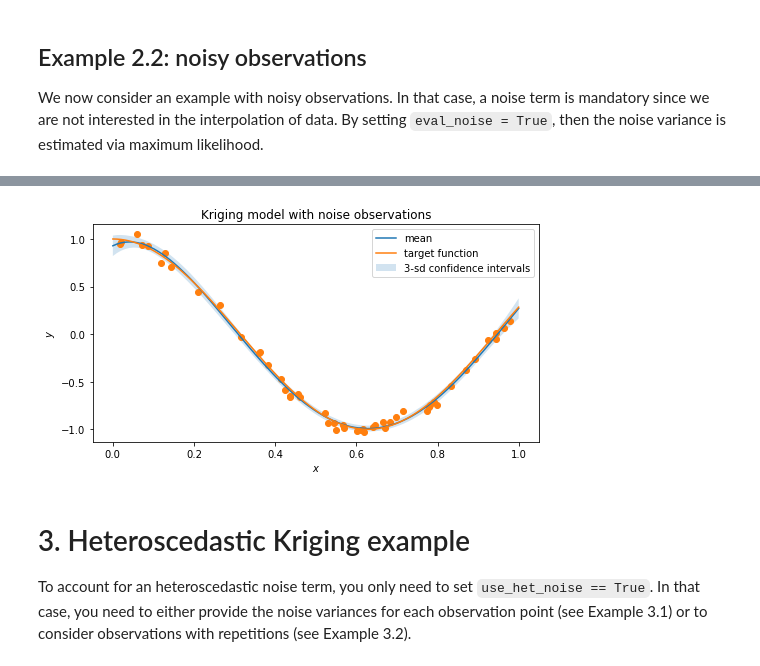
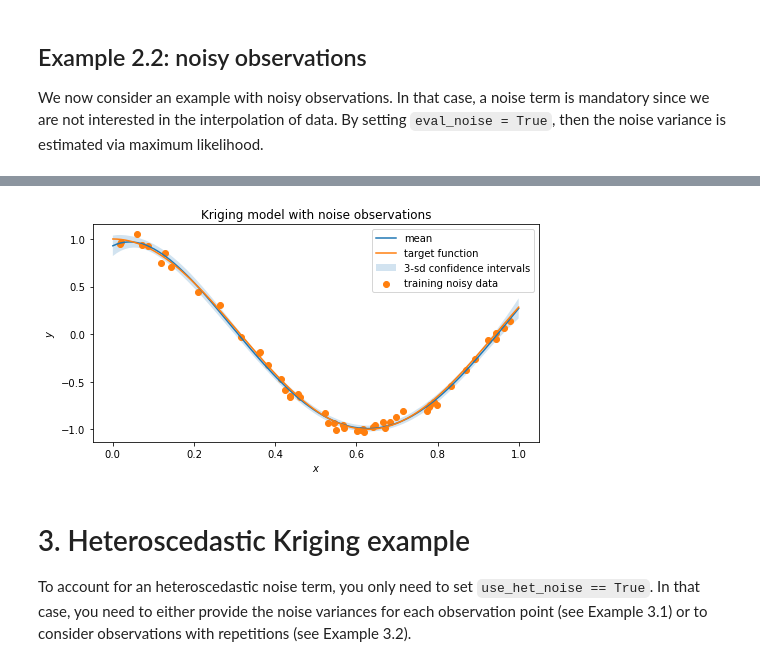
Before and after one commit to SMTorg/smt, a Jupyter notebook: tutorial/SMT_Noise.ipynb, the cells around one changed output, grey strips where cells are left out. Drawn from its saved outputs; the diff is of its cells as text; code cells hidden in the pictures.

```diff
--- a/tutorial/SMT_Noise.ipynb
+++ b/tutorial/SMT_Noise.ipynb
@@ -197,20 +197,20 @@ ___________________________________________________________________________
 # %%
 # plotting predictions +- 3 std confidence intervals
 plt.rcParams['figure.figsize'] = [8, 4]
 plt.fill_between(np.ravel(x),
                  np.ravel(y-3*np.sqrt(var)),
                  np.ravel(y+3*np.sqrt(var)),
                  alpha=0.2, label='3-sd confidence intervals')
-plt.scatter(xt, yt)
+plt.scatter(xt, yt, label="training noisy data")
 plt.plot(x, y, label='mean')
 plt.plot(x, target_fun(x), label='target function')
 plt.title('Kriging model with noise observations')
 plt.legend(loc=0)
 plt.xlabel(r'$x$')
 plt.ylabel(r'$y$')
 plt.show()
 # %% [output]
-[figure, old version]
+[figure, new version]
 # %% [markdown]
 # 3. Heteroscedastic Kriging example
 
```
Also changed, not shown: parts of 5 cells of this notebook.
